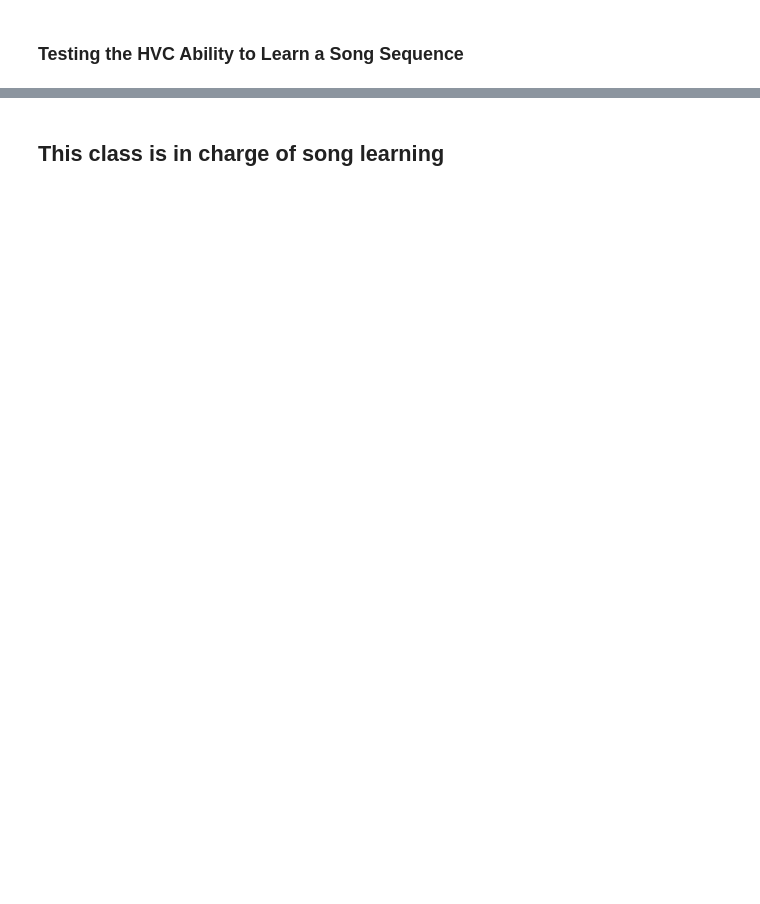
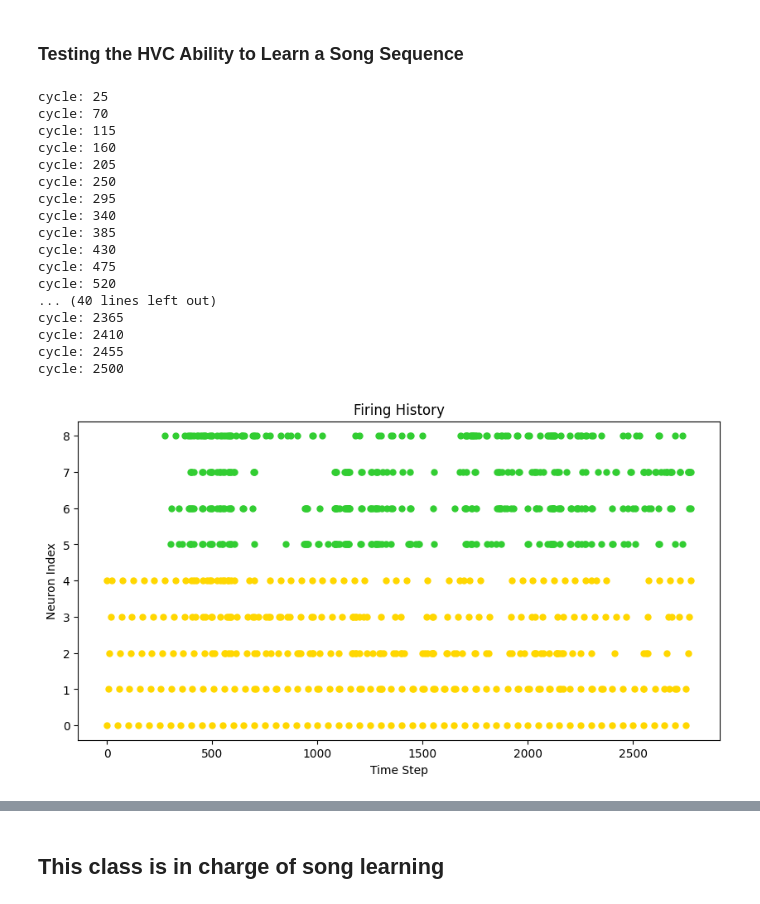
Before and after one commit to georgevenven/Spikey_Neurons, a Jupyter notebook: model.ipynb, the cells around one changed output, grey strips where cells are left out. Cells and saved outputs as stored; diff of their text form; code cells hidden in the pictures; blank space fills up the shorter version.

```diff
--- a/model.ipynb
+++ b/model.ipynb
@@ -369,32 +410,38 @@ class SpikingModule():
 ### Testing the HVC Ability to Learn a Song Sequence
 # %%
 input_count = 5
-inter_neuron_count = 5
+inter_neuron_count = 0
 output_count = 4
 
 decay_rate = .8
-threshold = .5
+threshold = .8
 learning_rate = 0.001
 time_constant = 20
 inital_sparsity = .5
 initial_bias_range = 0
-reset_state = .1
+reset_state = -.5
 include_bias = False
-state_noise = 0.15
+state_noise = .1
+absolute_max_weight = 3
 
-HVC = SpikingModule(inter_neuron_count, input_count, output_count, decay_rate, threshold, learning_rate, time_constant, inital_sparsity, initial_bias_range, reset_state, include_bias=include_bias, state_noise=state_noise)
+HVC = SpikingModule(inter_neuron_count, input_count, output_count, decay_rate, threshold, learning_rate, time_constant, inital_sparsity, initial_bias_range, reset_state, include_bias=include_bias, state_noise=state_noise, absolute_max_weight=absolute_max_weight)
 
 # steps between inputs from MMAN
-between_syllables = 1
-between_songs = 10
+between_syllables = 5
+between_songs = 20
 
-cycle_count = 1000
+cycle_count = 2500
 cycle = 0
 
 # set input matrix all equal to one for now
 HVC.set_input_weights(np.ones((input_count)))
 HVC.set_internal_weights(np.zeros((input_count + inter_neuron_count + output_count, input_count + inter_neuron_count + output_count)))
-# HVC.set_internal_states(np.ones((input_count + inter_neuron_count + output_count)))
+
+# freeze feedback connections
+for i in range(input_count + inter_neuron_count + output_count):
+    for j in range(input_count + inter_neuron_count + output_count):
+        if i > j:
+            HVC.freeze_specific_weight(i,j)
 
 while cycle < cycle_count:
     input = [2,0,0,0,0]
@@ -404,32 +451,54 @@ while cycle < cycle_count:
     cycle+=between_syllables
     input = [0,2,0,0,0]
     HVC.step(input)
     for i in range(between_syllables):
         HVC.no_input_step()
     cycle+=between_syllables
     input = [0,0,2,0,0]
     HVC.step(input)
     for i in range(between_syllables):
         HVC.no_input_step()
     cycle+=between_syllables
     input = [0,0,0,2,0]
     HVC.step(input)
     for i in range(between_syllables):
         HVC.no_input_step()
     cycle+=between_syllables
     input = [0,0,0,0,2]
     HVC.step(input)
     for i in range(between_syllables):
         HVC.no_input_step()
     cycle+=between_syllables
 
     print(f"cycle: {cycle}")
 
     for i in range(between_songs):
         HVC.no_input_step()
     cycle += between_songs
 
-HVC.visualize_directed_graph()
+internal_weights = HVC.get_internal_weights()
+input_weights = HVC.get_input_weights()
+
+# HVC.visualize_directed_graph()
 HVC.visualize_firing_history()
-HVC.visualize_neuron_state_history([0,8])
+# HVC.visualize_neuron_state_history([0,8])
 HVC.visualize_internal_connectivity_matrix()
+# %% [output]
+cycle: 25
+cycle: 70
+cycle: 115
+cycle: 160
+cycle: 205
+cycle: 250
+cycle: 295
+cycle: 340
+cycle: 385
+cycle: 430
+cycle: 475
+cycle: 520
+... (40 lines left out)
+cycle: 2365
+cycle: 2410
+cycle: 2455
+cycle: 2500
+[figure, added]
```
Also changed, not shown: parts of 6 cells of this notebook.
